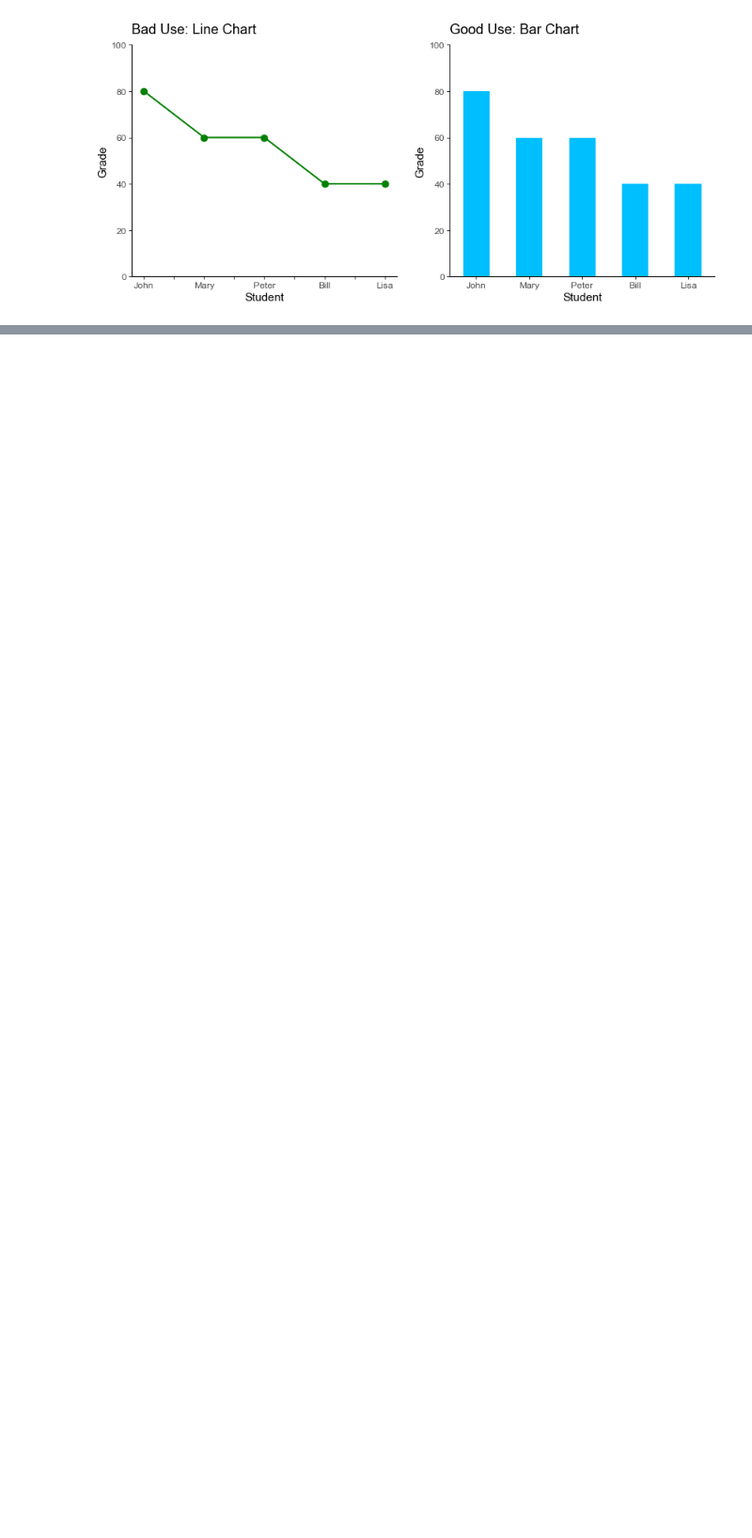
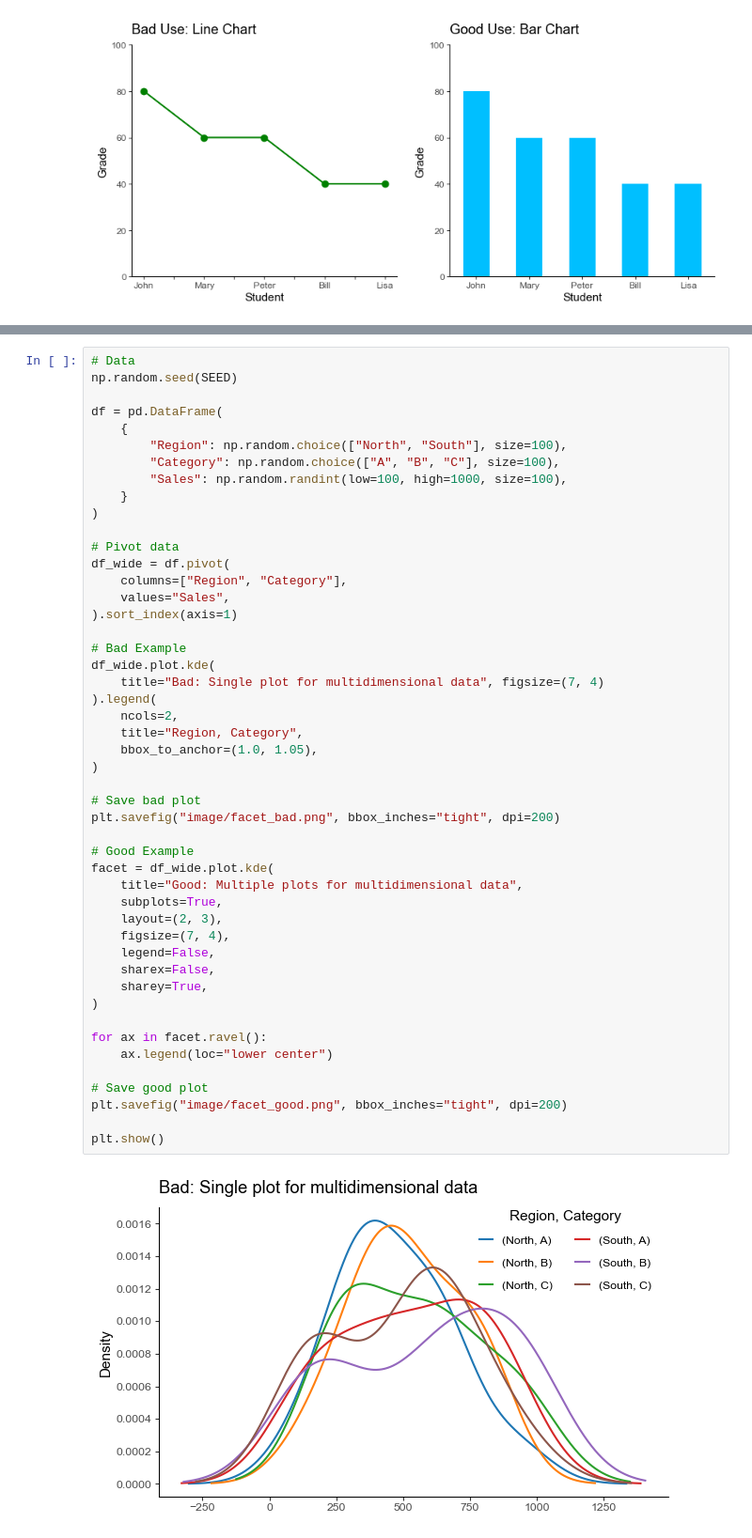
Before and after one commit to smortezah/portfolio, a Jupyter notebook: data-visualization/pitfalls/pitfalls.ipynb, the cells around one changed output, grey strips where cells are left out. Shown at 94% size. Saved outputs shown, nothing was run; the diff lists cells and outputs as text; blank space fills up the shorter version.

Commit message:
Add examples

```diff
--- a/data-visualization/pitfalls/pitfalls.ipynb
+++ b/data-visualization/pitfalls/pitfalls.ipynb
@@ -392,0 +351,50 @@ plt.show()
+# %%
+# Data
+np.random.seed(SEED)
+
+df = pd.DataFrame(
+    {
+        "Region": np.random.choice(["North", "South"], size=100),
+        "Category": np.random.choice(["A", "B", "C"], size=100),
+        "Sales": np.random.randint(low=100, high=1000, size=100),
+    }
+)
+
+# Pivot data
+df_wide = df.pivot(
+    columns=["Region", "Category"],
+    values="Sales",
+).sort_index(axis=1)
+
+# Bad Example
+df_wide.plot.kde(
+    title="Bad: Single plot for multidimensional data", figsize=(7, 4)
+).legend(
+    ncols=2,
+    title="Region, Category",
+    bbox_to_anchor=(1.0, 1.05),
+)
+
+# Save bad plot
+plt.savefig("image/facet_bad.png", bbox_inches="tight", dpi=200)
+
+# Good Example
+facet = df_wide.plot.kde(
+    title="Good: Multiple plots for multidimensional data",
+    subplots=True,
+    layout=(2, 3),
+    figsize=(7, 4),
+    legend=False,
+    sharex=False,
+    sharey=True,
+)
+
+for ax in facet.ravel():
+    ax.legend(loc="lower center")
+
+# Save good plot
+plt.savefig("image/facet_good.png", bbox_inches="tight", dpi=200)
+
+plt.show()
+# %% [output]
+[figure, added]
```
Also changed, not shown: parts of 12 cells of this notebook.
